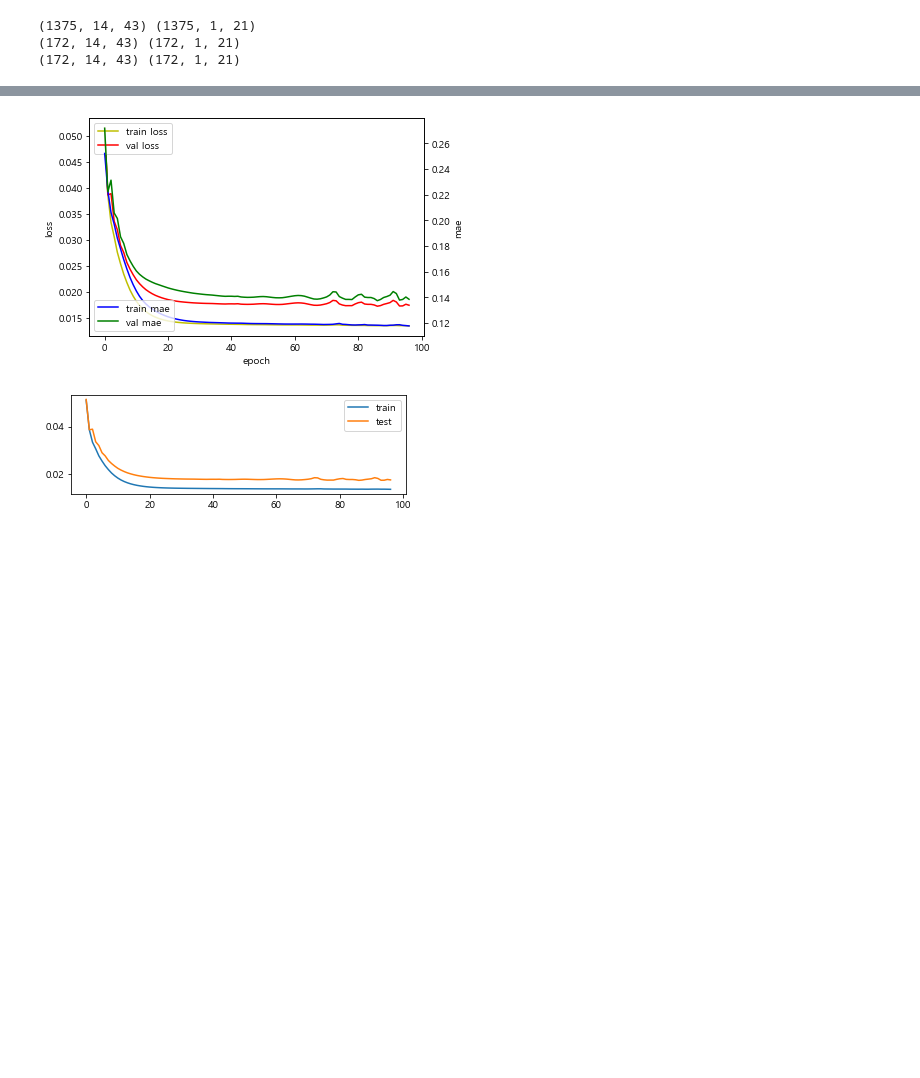
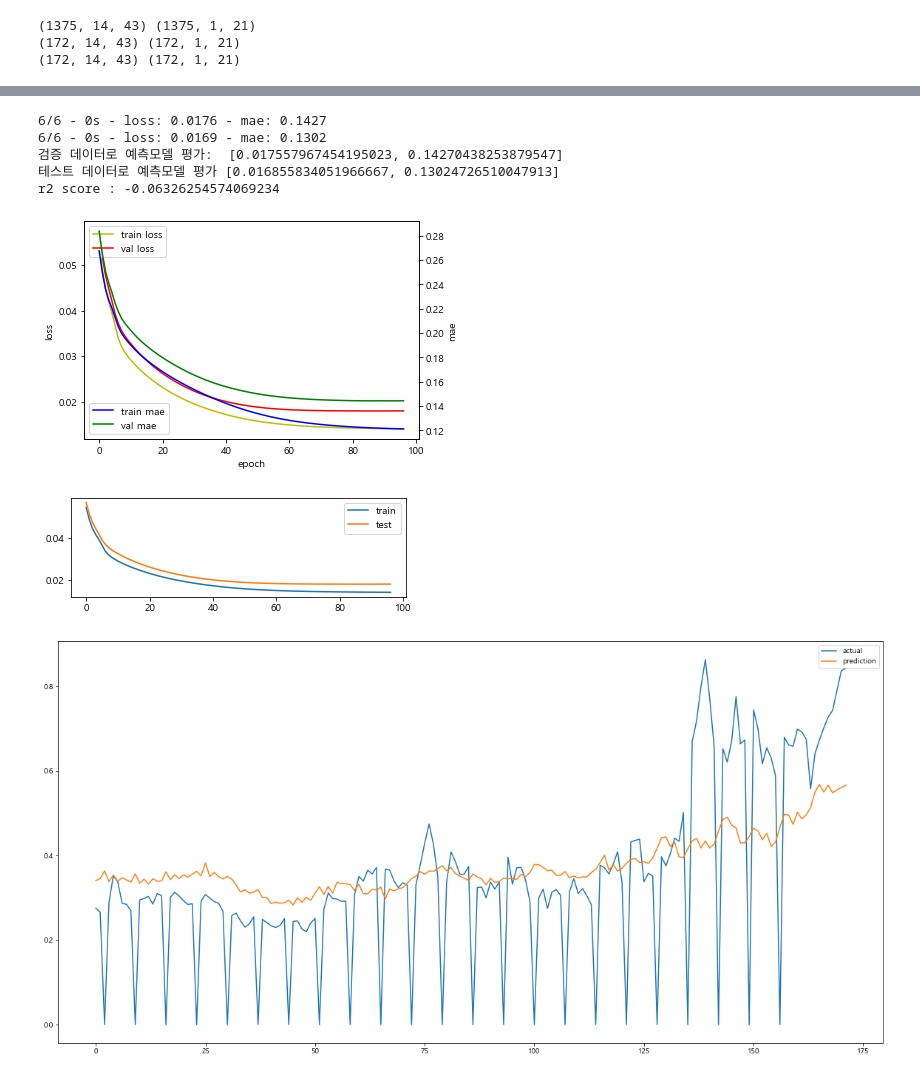
Before and after one commit to HyeonUk1504/JangbogoProject, a Jupyter notebook: develop/jsson_RNN_LSTM_v04.ipynb, the cells around one changed output, grey strips where cells are left out. Saved outputs shown, nothing was run; the diff lists cells and outputs as text; code cells hidden in the pictures; blank space fills up the shorter version.

```diff
--- a/develop/jsson_RNN_LSTM_v04.ipynb
+++ b/develop/jsson_RNN_LSTM_v04.ipynb
@@ -295,3 +337,29 @@ seed_init(1031)
+# %%
+def perfomance_plot_show(arg_hist):
+    hist = arg_hist
+
+    # 예측모델 평가 시각화
+    fig, loss_ax = plt.subplots()
+    acc_ax = loss_ax.twinx()
+    loss_ax.plot(hist.history['loss'], 'y', label='train loss')
+    loss_ax.plot(hist.history['val_loss'], 'r', label='val loss')
+    acc_ax.plot(hist.history['mae'], 'b', label='train mae')
+    acc_ax.plot(hist.history['val_mae'], 'g', label='val mae')
+
+    loss_ax.set_xlabel('epoch')
+    loss_ax.set_ylabel('loss')
+    acc_ax.set_ylabel('mae')
+
+    loss_ax.legend(loc='upper left')
+    acc_ax.legend(loc='lower left')
+    pyplot.show()
+
+    plt.subplot(2, 1 , 1)
+    # plot history
+    pyplot.plot(hist.history['loss'], label='train')
+    pyplot.plot(hist.history['val_loss'], label='test')
+    pyplot.legend()
+    pyplot.show()
 # %%
 # 하이퍼파라미터 전역변수
 # device = torch.device("cuda:0")       # GPU 사용
@@ -300,7 +368,7 @@ seed_init(1031)
 features_n = 43                         # 입력 품목/품종의 수
 target_n = 21                           # 맞춰야하는 품목/품종의 수
 
-BATCH_SIZE = 128                      # 배치사이즈
+BATCH_SIZE = 128                        # 배치사이즈
 EPOCHS = 100                            # 총 eopochs
 dropout = 0.2                           # 드롭아웃
 # save_path = f'./best_model.h5'          # 모델 저장 경로
@@ -308,8 +376,8 @@ save_path = 'best_model.h5'          # 모델 저장 경로
 
 # Optimizer 함수 최적화 함수 파라미터
 # learning_rate
-lr_list = [1e-5, 1e-4, 1e-3]            # 0.01 기준으로
-lr = 5e-4                               # 학습률 0.0005
+lr_list = [1e-5, 1e-4, 1e-3, 5e-4]            # 0.01 기준으로
+lr = lr_list[1]                               # 학습률 0.0005
 
 # Loss(cost) 함수 손실 함수 파라미터
 # CNN + RNN 하이퍼 파라미터
@@ -362,7 +439,7 @@ conv_lstm_model = keras.Sequential([
                            strides=1, padding="causal",
                            activation="relu",
                            input_shape=[WINDOW_SIZE, features_n]),
-    keras.layers.LSTM(32, activation="relu", return_sequences=True),
+    # keras.layers.LSTM(32, activation="relu", return_sequences=True),
     keras.layers.LSTM(32, activation="relu", return_sequences=False),
     keras.layers.Dense(16, activation="relu"),
     keras.layers.Dense(target_n),
@@ -454,28 +492,0 @@ plt.show()
-# %%
-# 예측모델 평가 시각화
-fig, loss_ax = plt.subplots()
-acc_ax = loss_ax.twinx()
-loss_ax.plot(hist.history['loss'], 'y', label='train loss')
-loss_ax.plot(hist.history['val_loss'], 'r', label='val loss')
-acc_ax.plot(hist.history['mae'], 'b', label='train mae')
-acc_ax.plot(hist.history['val_mae'], 'g', label='val mae')
-
-loss_ax.set_xlabel('epoch')
-loss_ax.set_ylabel('loss')
-acc_ax.set_ylabel('mae')
-
-loss_ax.legend(loc='upper left')
-acc_ax.legend(loc='lower left')
-pyplot.show()
-
-plt.subplot(2, 1 , 1)
-# plot history
-pyplot.plot(hist.history['loss'], label='train')
-pyplot.plot(hist.history['val_loss'], label='test')
-pyplot.legend()
-pyplot.show()
-# so_score = so_model.evaluate(so_test_X, so_test_y)
-# print(so_score)
-# %% [output]
-[figure, removed]
-[figure, removed]
@@ -481,0 +496,15 @@ pyplot.show()
+# %%
+val_performance_dict, performance_dict = model_perfomance_print(conv_lstm_model, "CNN_LSTM", val_X, val_y, test_X, test_y)
+# %% [output]
+6/6 - 0s - loss: 0.0176 - mae: 0.1427
+6/6 - 0s - loss: 0.0169 - mae: 0.1302
+검증 데이터로 예측모델 평가:  [0.017557967454195023, 0.14270438253879547]
+테스트 데이터로 예측모델 평가 [0.016855834051966667, 0.13024726510047913]
+r2 score : -0.06326254574069234
+# %%
+perfomance_plot_show(hist)
+prediction_plot_show(test_y, pred)
+# %% [output]
+[figure, added]
+[figure, added]
+[figure, added]
```
Also changed, not shown: parts of 14 cells of this notebook, 4 other files.
